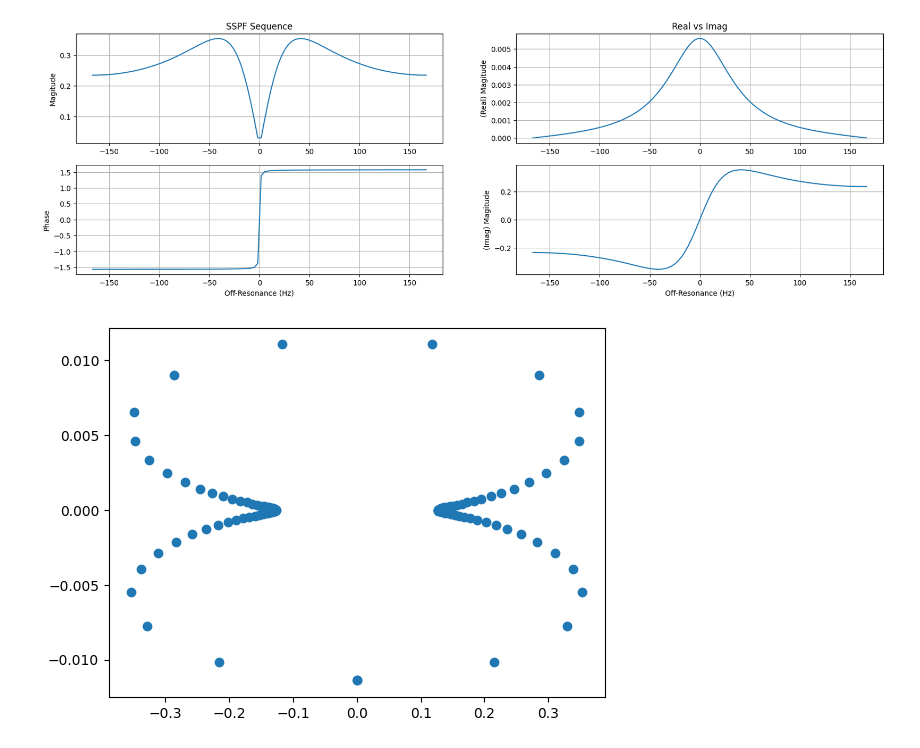
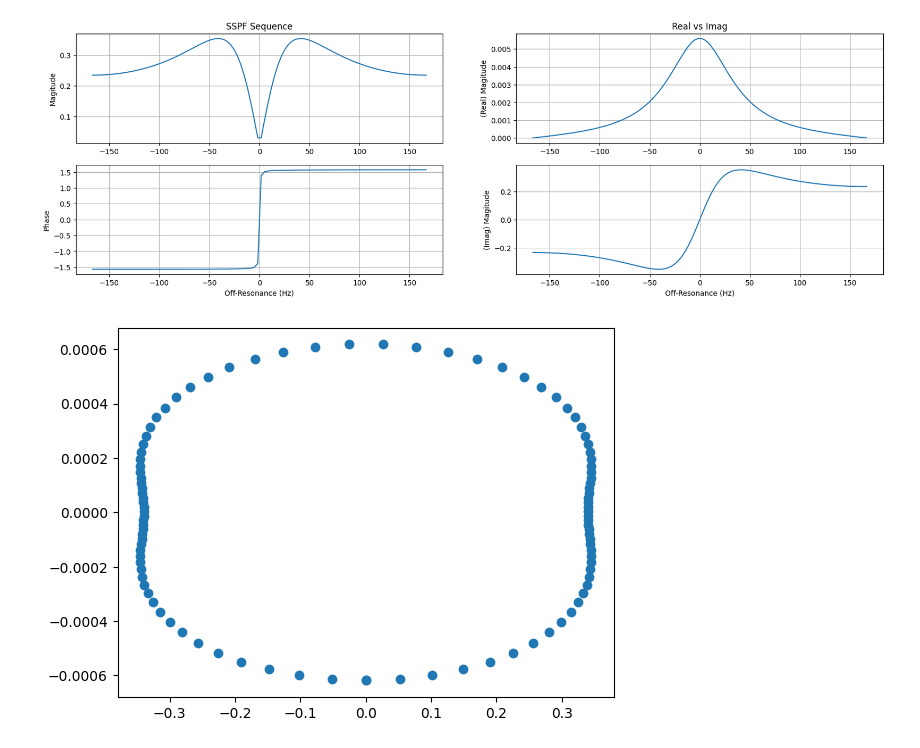
Before and after one commit to michaelmendoza/mssfp, a Jupyter notebook: notebooks/1_sspf_simulations.ipynb, the cells around one changed output. Saved outputs shown, nothing was run; the diff lists cells and outputs as text; code cells hidden in the pictures.

```diff
--- a/notebooks/1_sspf_simulations.ipynb
+++ b/notebooks/1_sspf_simulations.ipynb
@@ -50,20 +54,22 @@ ssfp_1d_example()
 [figure]
 # %%
 def ssfp_complex_example():
-    T1, T2 = 1, .5
-    TR, alpha = 3e-3, np.deg2rad(15)
+    npcs = 4
+    T1, T2 = 4.2, 2
+    TR, alpha = 3e-3, np.deg2rad(60)
     TE = TR / 2.0
     BetaMax = 2 * np.pi
     beta = np.linspace(-BetaMax, BetaMax, 100)
     f = beta / TR / (2 * np.pi)
+    pcs = np.linspace(0, 2 * math.pi, npcs, endpoint=False)
     M = ssfp(T1, T2, TR, TE, alpha, f0=f)
 
     plt.scatter(M.imag, M.real)
     plt.show()
 
 ssfp_complex_example()
 # %% [output]
-[figure, old version]
+[figure, new version]
 # %%
 def ssfp_1d_example2():
     TR, alpha = 3e-3, np.deg2rad(30)
```
Also changed, not shown: parts of 4 cells of this notebook, 1 other file.
